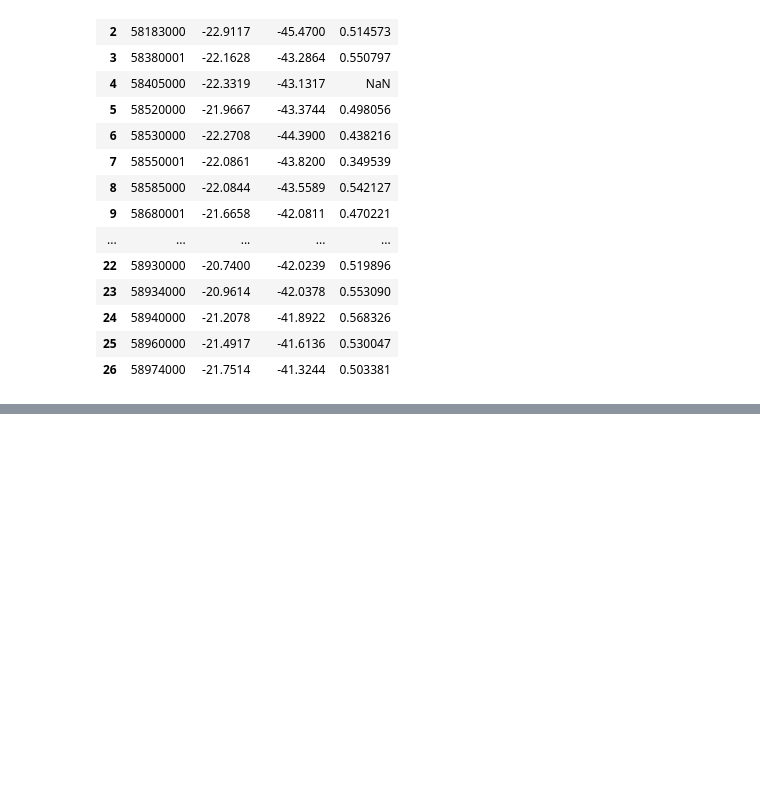
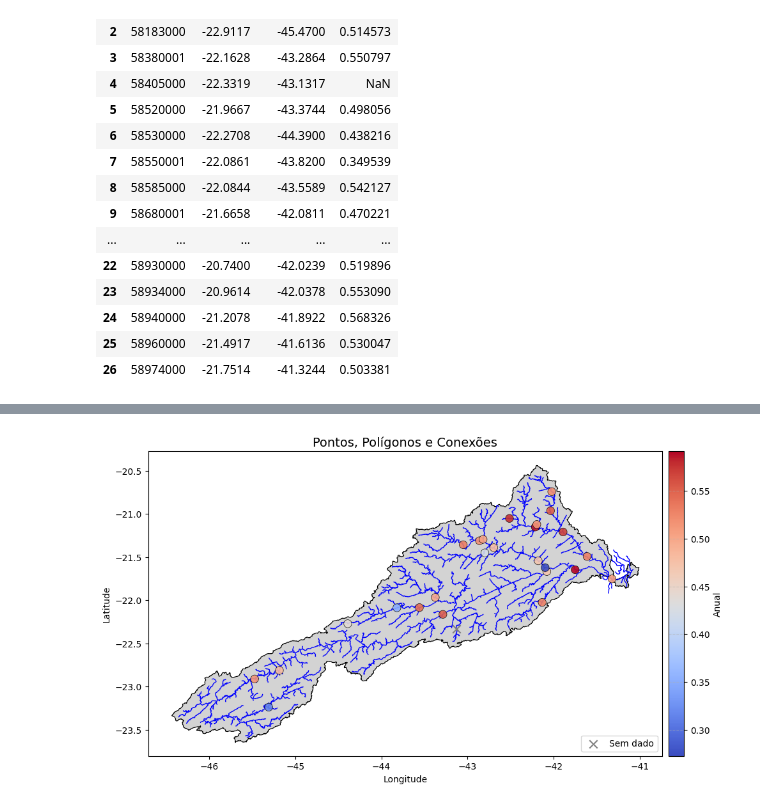
Before and after one commit to capozzolicaluan/MSWEPtest, a Jupyter notebook: spatial_analyst.ipynb, the cells around one changed output, grey strips where cells are left out. Saved outputs shown, nothing was run; the diff lists cells and outputs as text; code cells hidden in the pictures; blank space fills up the shorter version.

```diff
--- a/spatial_analyst.ipynb
+++ b/spatial_analyst.ipynb
@@ -132,0 +150,59 @@ plt.show()
+# %%
+import matplotlib.pyplot as plt
+from mpl_toolkits.axes_grid1 import make_axes_locatable
+
+fig, ax = plt.subplots(figsize=(10, 10))
+
+# 1. Polígono de fundo
+gdf_bacia.plot(ax=ax, facecolor='lightgrey', edgecolor='black', linewidth=0.8, zorder=1)
+
+# 2. Linhas (hidrografia)
+gdf_hidrografia.plot(ax=ax, color='blue', linewidth=1, zorder=2)
+
+# 3. Cria divisor para barra de legenda proporcional ao eixo
+divider = make_axes_locatable(ax)
+cax = divider.append_axes("right", size="3%", pad=0.1)  # ajusta o tamanho e a distância da barra
+
+# 4. Plot dos pontos com valor, armazenando o retorno
+pontos_com_valor = gdf_pontos.dropna(subset=['Anual'])
+plot = pontos_com_valor.plot(
+    ax=ax,
+    column='Anual',
+    cmap='coolwarm',
+    markersize=80,
+    edgecolor='black',
+    linewidth=0.5,
+    alpha=0.9,
+    zorder=4,
+    legend=False  # Desliga a legenda automática
+)
+
+# 5. Adiciona colorbar manualmente
+sm = plt.cm.ScalarMappable(cmap='coolwarm', norm=plt.Normalize(vmin=pontos_com_valor['Anual'].min(),
+                                                               vmax=pontos_com_valor['Anual'].max()))
+sm._A = []  # necessário para o ScalarMappable funcionar corretamente
+cbar = fig.colorbar(sm, cax=cax)
+cbar.set_label('Anual')
+
+# 6. Pontos com NaN
+gdf_pontos[gdf_pontos['Anual'].isna()].plot(
+    ax=ax,
+    color='grey',
+    marker='x',
+    markersize=80,
+    label='Sem dado',
+    zorder=3
+)
+
+# Finalização
+ax.set_title("Pontos, Polígonos e Conexões", fontsize=14)
+ax.set_xlabel("Longitude")
+ax.set_ylabel("Latitude")
+ax.legend(loc='lower right')
+ax.set_aspect('equal')
+
+plt.grid(True, linestyle='--', alpha=0.5)
+plt.tight_layout()
+plt.show()
+# %% [output]
+[figure, added]
```
Also changed, not shown: parts of 5 cells of this notebook.
